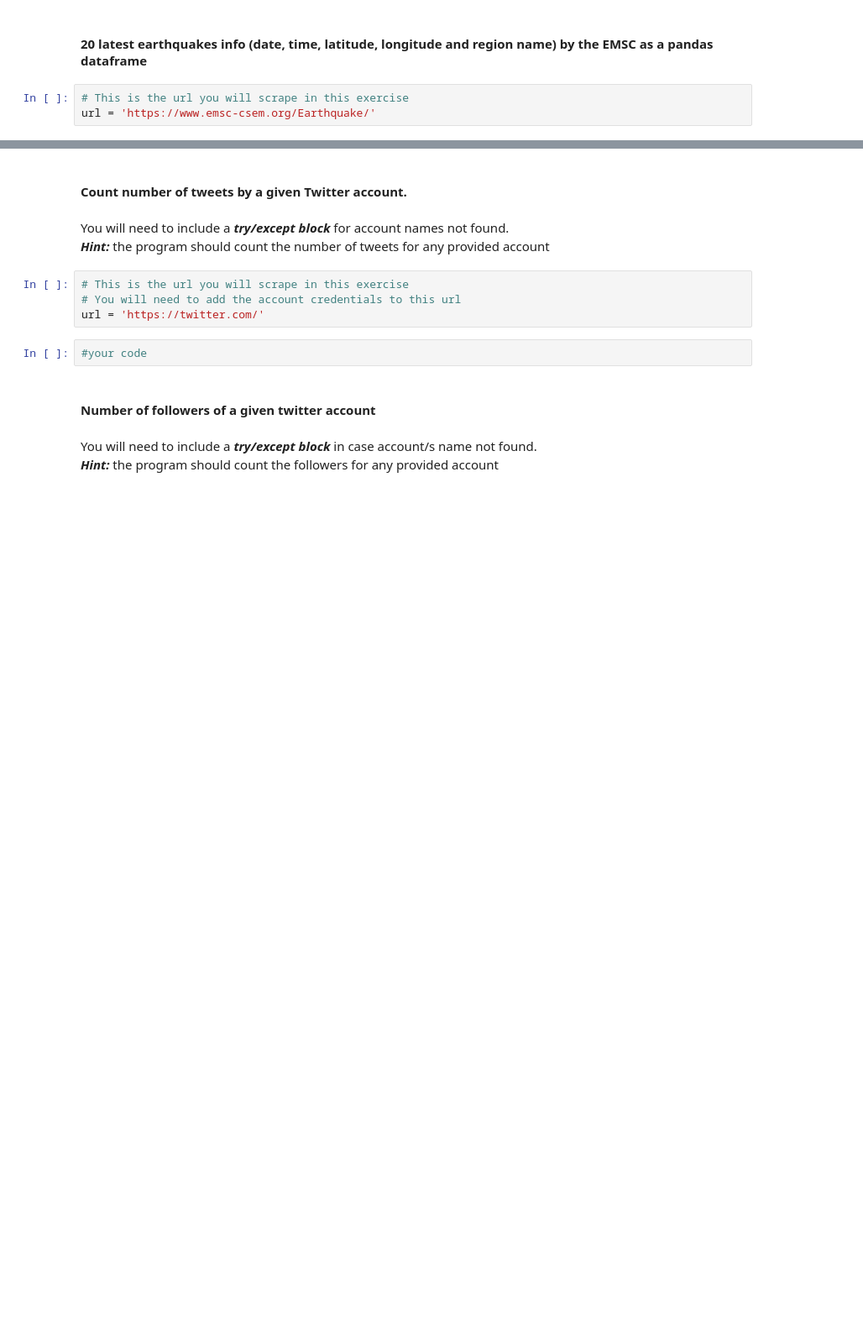
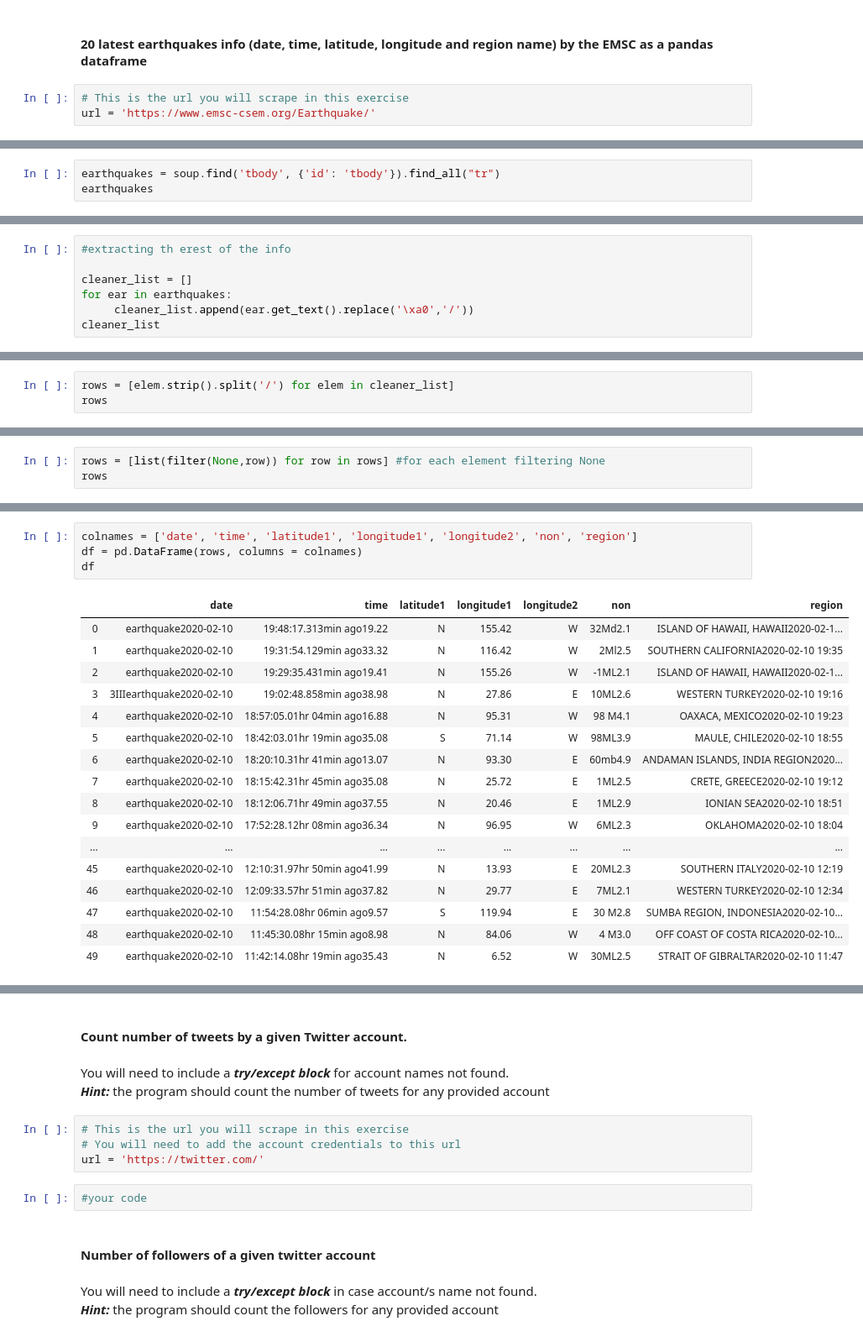
Before and after one commit to ta-datapt-bcn/lab-web-scraping, a Jupyter notebook: your-code/main.ipynb, the cells around one changed output, grey strips where cells are left out. Shown at 84% size. Cells and saved outputs as stored; diff of their text form; blank space fills up the shorter version.

```diff
--- a/your-code/main.ipynb
+++ b/your-code/main.ipynb
@@ -417,0 +446,3 @@ url = 'https://www.emsc-csem.org/Earthquake/'
+# %%
+earthquakes = soup.find('tbody', {'id': 'tbody'}).find_all("tr")
+earthquakes
@@ -417,0 +493,7 @@ url = 'https://www.emsc-csem.org/Earthquake/'
+# %%
+#extracting th erest of the info
+
+cleaner_list = []
+for ear in earthquakes:
+     cleaner_list.append(ear.get_text().replace('\xa0','/'))
+cleaner_list
@@ -417,0 +518,3 @@ url = 'https://www.emsc-csem.org/Earthquake/'
+# %%
+rows = [elem.strip().split('/') for elem in cleaner_list]
+rows
@@ -417,0 +539,3 @@ url = 'https://www.emsc-csem.org/Earthquake/'
+# %%
+rows = [list(filter(None,row)) for row in rows] #for each element filtering None
+rows
@@ -417,0 +560,22 @@ url = 'https://www.emsc-csem.org/Earthquake/'
+# %%
+colnames = ['date', 'time', 'latitude1', 'longitude1', 'longitude2', 'non', 'region']
+df = pd.DataFrame(rows, columns = colnames)
+df
+# %% [output]
+|  | date | time | latitude1 | longitude1 | longitude2 | non | region |
+| 0 | earthquake2020-02-10 | 19:48:17.313min ago19.22 | N | 155.42 | W | 32Md2.1 | ISLAND OF HAWAII, HAWAII2020-02-1... |
+| 1 | earthquake2020-02-10 | 19:31:54.129min ago33.32 | N | 116.42 | W | 2Ml2.5 | SOUTHERN CALIFORNIA2020-02-10 19:35 |
+| 2 | earthquake2020-02-10 | 19:29:35.431min ago19.41 | N | 155.26 | W | -1ML2.1 | ISLAND OF HAWAII, HAWAII2020-02-1... |
+| 3 | 3IIIearthquake2020-02-10 | 19:02:48.858min ago38.98 | N | 27.86 | E | 10ML2.6 | WESTERN TURKEY2020-02-10 19:16 |
+| 4 | earthquake2020-02-10 | 18:57:05.01hr 04min ago16.88 | N | 95.31 | W | 98 M4.1 | OAXACA, MEXICO2020-02-10 19:23 |
+| 5 | earthquake2020-02-10 | 18:42:03.01hr 19min ago35.08 | S | 71.14 | W | 98ML3.9 | MAULE, CHILE2020-02-10 18:55 |
+| 6 | earthquake2020-02-10 | 18:20:10.31hr 41min ago13.07 | N | 93.30 | E | 60mb4.9 | ANDAMAN ISLANDS, INDIA REGION2020... |
+| 7 | earthquake2020-02-10 | 18:15:42.31hr 45min ago35.08 | N | 25.72 | E | 1ML2.5 | CRETE, GREECE2020-02-10 19:12 |
+| 8 | earthquake2020-02-10 | 18:12:06.71hr 49min ago37.55 | N | 20.46 | E | 1ML2.9 | IONIAN SEA2020-02-10 18:51 |
+| 9 | earthquake2020-02-10 | 17:52:28.12hr 08min ago36.34 | N | 96.95 | W | 6ML2.3 | OKLAHOMA2020-02-10 18:04 |
+| ... | ... | ... | ... | ... | ... | ... | ... |
+| 45 | earthquake2020-02-10 | 12:10:31.97hr 50min ago41.99 | N | 13.93 | E | 20ML2.3 | SOUTHERN ITALY2020-02-10 12:19 |
+| 46 | earthquake2020-02-10 | 12:09:33.57hr 51min ago37.82 | N | 29.77 | E | 7ML2.1 | WESTERN TURKEY2020-02-10 12:34 |
+| 47 | earthquake2020-02-10 | 11:54:28.08hr 06min ago9.57 | S | 119.94 | E | 30 M2.8 | SUMBA REGION, INDONESIA2020-02-10... |
+| 48 | earthquake2020-02-10 | 11:45:30.08hr 15min ago8.98 | N | 84.06 | W | 4 M3.0 | OFF COAST OF COSTA RICA2020-02-10... |
+| 49 | earthquake2020-02-10 | 11:42:14.08hr 19min ago35.43 | N | 6.52 | W | 30ML2.5 | STRAIT OF GIBRALTAR2020-02-10 11:47 |
```
Also changed, not shown: parts of 17 cells of this notebook.
